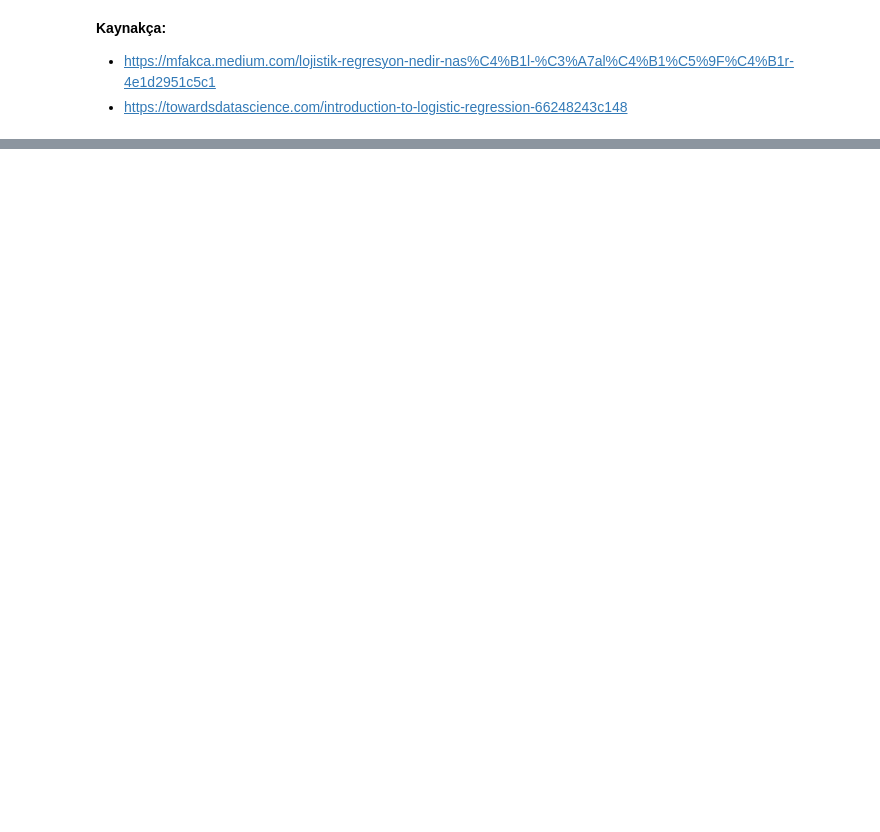
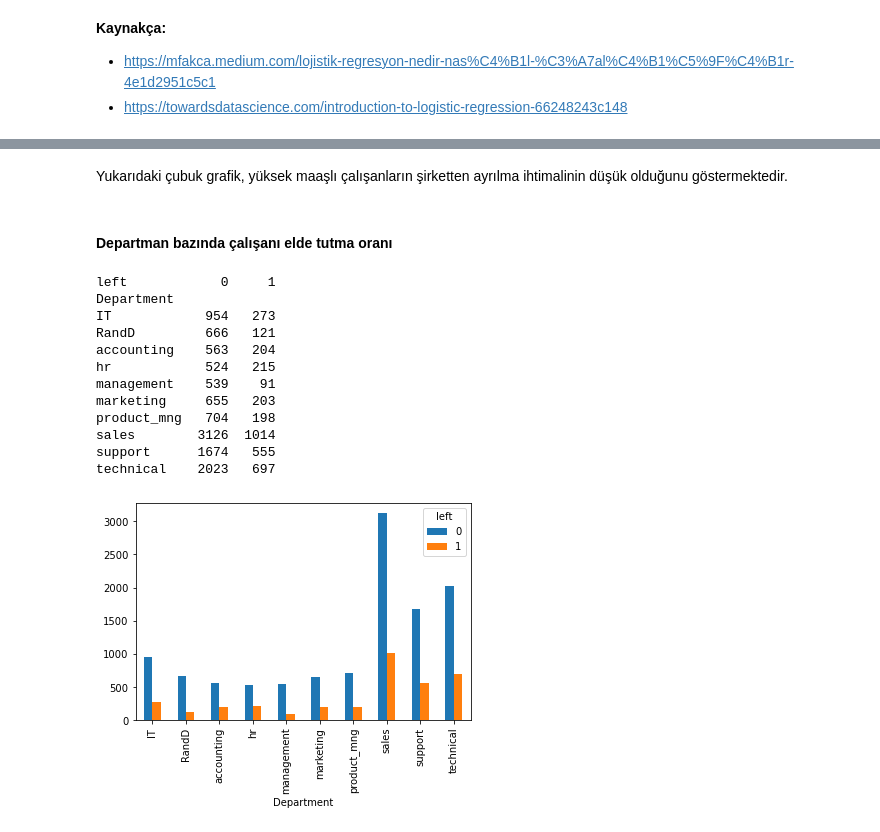
Before and after one commit to SahikaErcan/MachineLearning101, a Jupyter notebook: Logistic Regression.ipynb, the cells around one changed output, grey strips where cells are left out. Saved outputs shown, nothing was run; the diff lists cells and outputs as text; code cells hidden in the pictures; blank space fills up the shorter version.

```diff
--- a/Logistic Regression.ipynb
+++ b/Logistic Regression.ipynb
@@ -113,0 +131,22 @@ plt.show()
+# %% [markdown]
+Yukarıdaki çubuk grafik, yüksek maaşlı çalışanların şirketten ayrılma ihtimalinin düşük olduğunu göstermektedir.
+# %% [markdown]
+#### Departman bazında çalışanı elde tutma oranı
+# %%
+print(pd.crosstab(df.Department, df.left))
+
+pd.crosstab(df.Department, df.left).plot(kind='bar');
+# %% [output]
+left            0     1
+Department
+IT            954   273
+RandD         666   121
+accounting    563   204
+hr            524   215
+management    539    91
+marketing     655   203
+product_mng   704   198
+sales        3126  1014
+support      1674   555
+technical    2023   697
+[figure, added]
```
Also changed, not shown: parts of 33 cells of this notebook, 1 other file.
